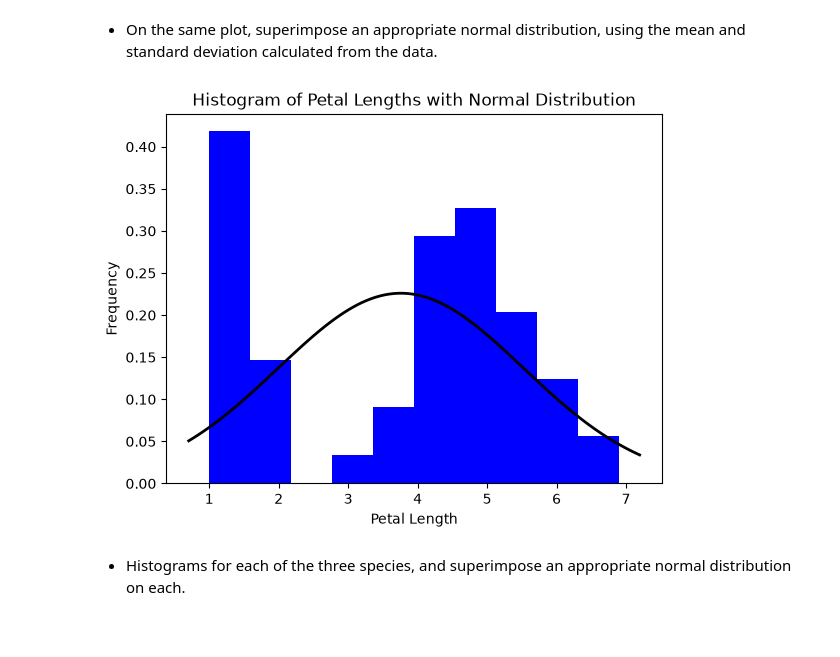
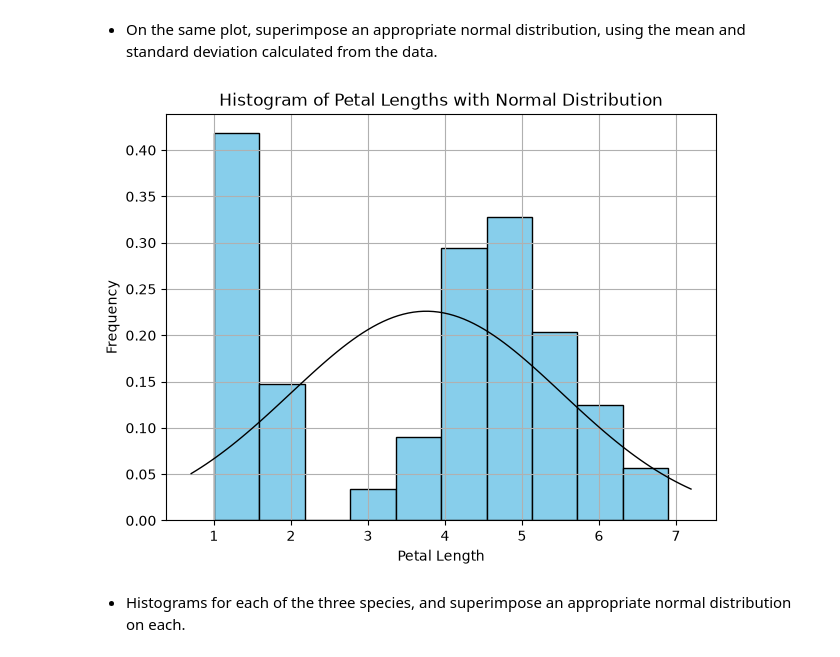
Before and after one commit to marianemcgrath/applied-statistics, a Jupyter notebook: problems.ipynb, the cells around one changed output. Cells and saved outputs as stored; diff of their text form; code cells hidden in the pictures; blank space fills up the shorter version.

```diff
--- a/problems.ipynb
+++ b/problems.ipynb
@@ -67,23 +70,25 @@ plt.show()
 # %%
 # Adding a normal distribution on the histogram
 
 mean = iris_data['petal.length'].mean()
 std = iris_data['petal.length'].std()
 
-plt.hist(iris_data['petal.length'], bins=10, density=True, color='blue')
+plt.hist(iris_data['petal.length'], bins=10, density=True, edgecolor='black', color='skyblue')
 
 xmin, xmax = plt.xlim()
 x = np.linspace(xmin, xmax, 100)
 p = (1 / (std * np.sqrt(2 * np.pi))) * np.exp(-0.5 * ((x - mean) / std) ** 2)
-plt.plot(x, p, 'k', linewidth=2)
+plt.plot(x, p, 'k', linewidth=1)
 
 plt.xlabel('Petal Length')
 plt.ylabel('Frequency')
+plt.grid(True)
+plt.tight_layout()
 plt.title('Histogram of Petal Lengths with Normal Distribution')
 
 plt.show()
 # %% [output]
-[figure, old version]
+[figure, new version]
 # %% [markdown]
  - Histograms for each of the three species, and superimpose an appropriate normal distribution on each.
 # %%
```
Also changed, not shown: parts of 6 cells of this notebook.
